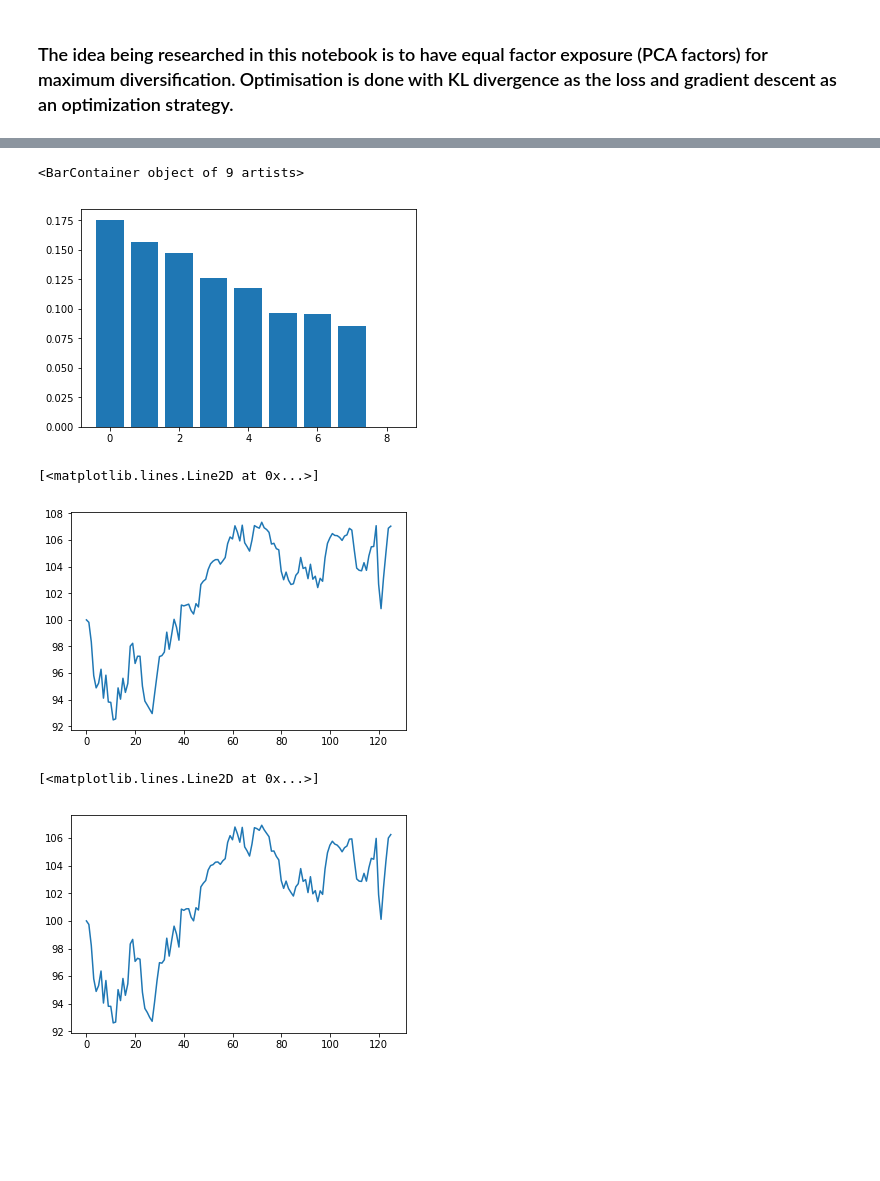
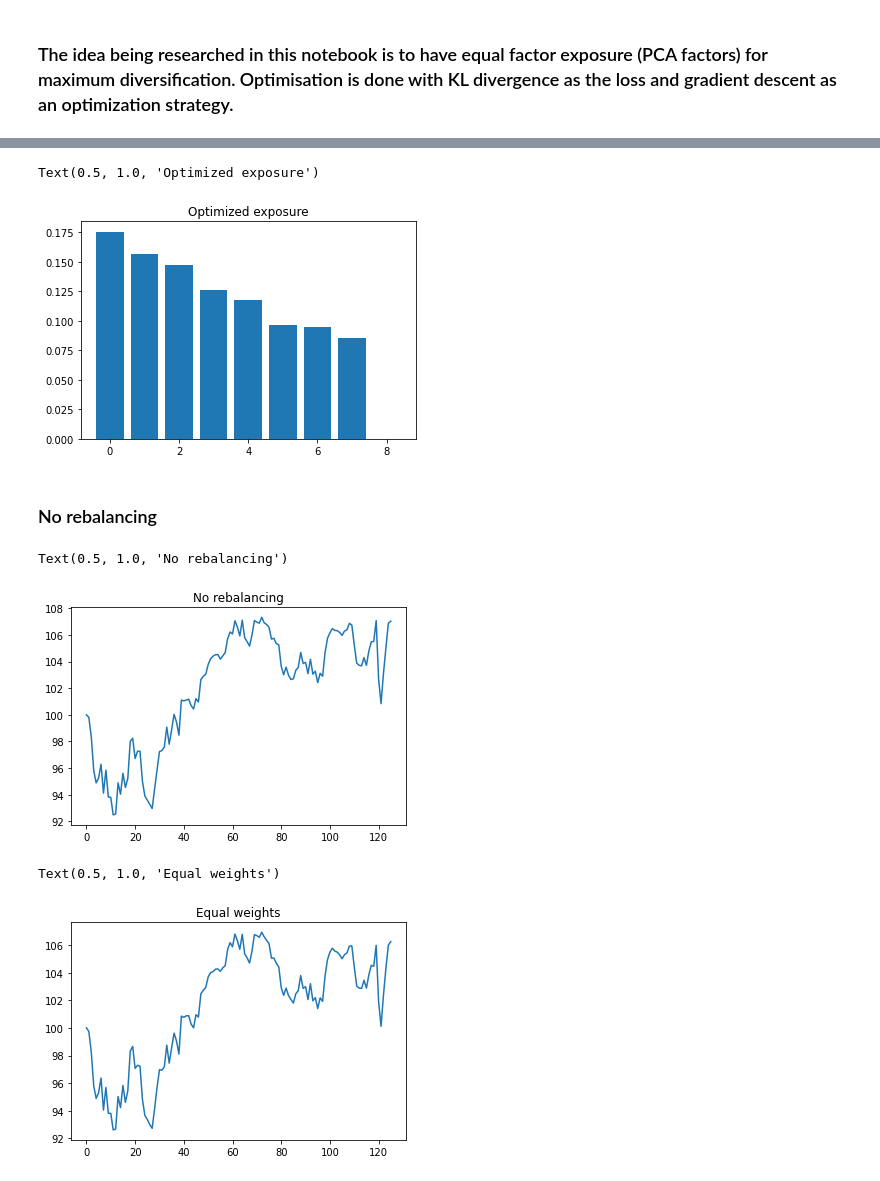
Before and after one commit to azorx/Random-Notebooks, a Jupyter notebook: PCA KL optimization.ipynb, the cells around one changed output, grey strips where cells are left out. Drawn from its saved outputs; the diff is of its cells as text; code cells hidden in the pictures; blank space fills up the shorter version.

```diff
--- a/PCA KL optimization.ipynb
+++ b/PCA KL optimization.ipynb
@@ -84,10 +92,10 @@ plt.bar(x=np.arange(len(correct_weights)), height=correct_weights)
 # %%
 exposures = factor_exposure(returns, correct_weights)
-
 plt.bar(x=np.arange(len(exposures)), height=exposures)
+plt.title("Optimized exposure")
 # %% [output]
-<BarContainer object of 9 artists>
+Text(0.5, 1.0, 'Optimized exposure')
-[figure, old version]
+[figure, new version]
 # %%
 def allocation_over_time(returns, weights):
 
@@ -119,23 +127,27 @@ def exposures_losses_over_time(returns, returns_oos, weights):
         exposures.append(exposure)
 
     return losses, exposures
+# %% [markdown]
+### No rebalancing
 # %%
-values = allocation_over_time(returns_oss, correct_weights)
+values = allocation_over_time(returns_oos, correct_weights)
 port_values = np.array([sum(stock) for stock in values])
 port_ret = (port_values[1:]-port_values[:-1])/port_values[:-1]
 plt.plot(port_values)
+plt.title("No rebalancing")
 # %% [output]
-[<matplotlib.lines.Line2D at 0x...>]
+Text(0.5, 1.0, 'No rebalancing')
-[figure, old version]
+[figure, new version]
 # %%
 equal_weights = np.ones(returns_oos.shape[1])/returns_oos.shape[1]
 values_eqw = allocation_over_time(returns_oos, equal_weights)
 port_values_eqw = np.array([sum(stock) for stock in values_eqw])
 port_ret_eqw = (port_values_eqw[1:]-port_values_eqw[:-1])/port_values_eqw[:-1]
 plt.plot(port_values_eqw)
+plt.title("Equal weights")
 # %% [output]
-[<matplotlib.lines.Line2D at 0x...>]
+Text(0.5, 1.0, 'Equal weights')
-[figure, old version]
+[figure, new version]
 # %%
 losses_t, exp_t = exposures_losses_over_time(returns, returns_oos, correct_weights)
 # %%
```
Also changed, not shown: parts of 17 cells of this notebook.
